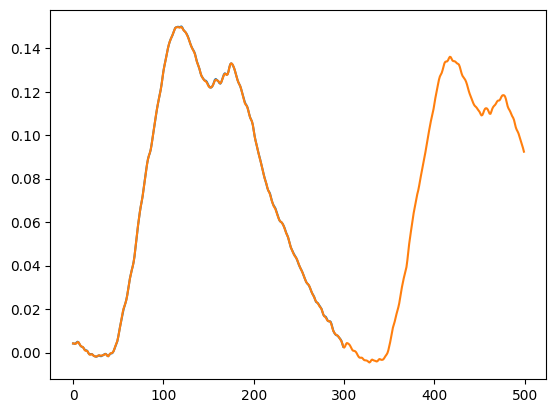
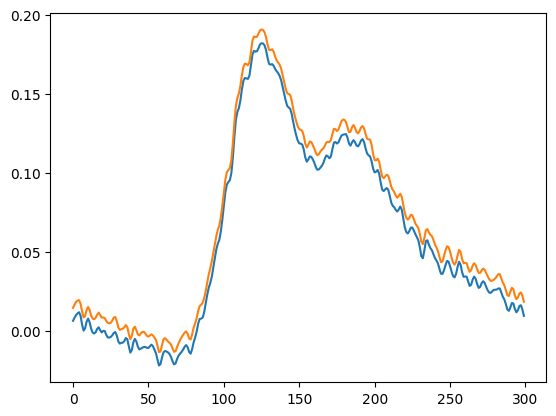
The change to this notebook cell's code, shown as a diff; its figure went from the first image to the second:
--- before
+++ after
@@ -1,2 +1,2 @@
-plt.plot(neu.array.mean(axis=(0,2)).T)
+plt.plot(neu.array[:20, :, :].mean(axis=(0,2)).T)
 plt.plot(avg_timecourse)

Commit: Random notebooks catching up